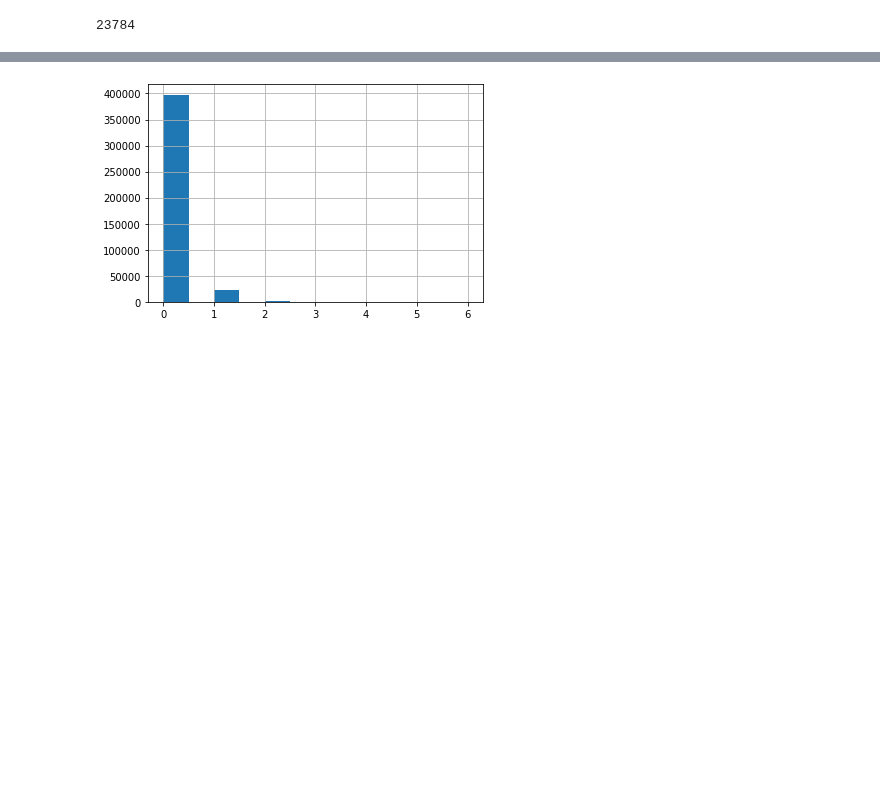
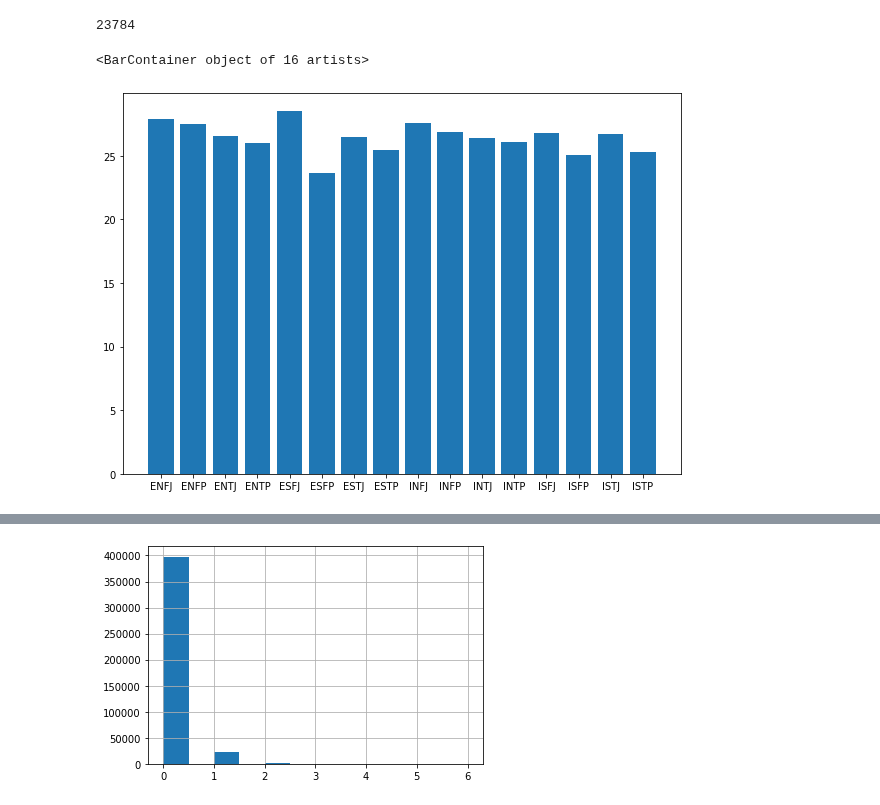
Before and after one commit to esharma3/myers-briggs-personality-prediction, a Jupyter notebook: individual work/kat.ipynb, the cells around one changed output, grey strips where cells are left out. Saved outputs shown, nothing was run; the diff lists cells and outputs as text; code cells hidden in the pictures; blank space fills up the shorter version.

```diff
--- a/individual work/kat.ipynb
+++ b/individual work/kat.ipynb
@@ -130,4 +154,11 @@ plt.savefig(os.path.join(img_path,"type_hist.png"))
 len(mbti_post[mbti_post['word_count']<=1])
 # %% [output]
 23784
+# %%
+avg_words_type = mbti_post.groupby('type').agg({'word_count':'mean'})
+plt.figure(figsize=(10,7))
+plt.bar(avg_words_type.index,avg_words_type['word_count'])
+# %% [output]
+<BarContainer object of 16 artists>
+[figure, added]
 # %%
```
Also changed, not shown: parts of 4 cells of this notebook.
